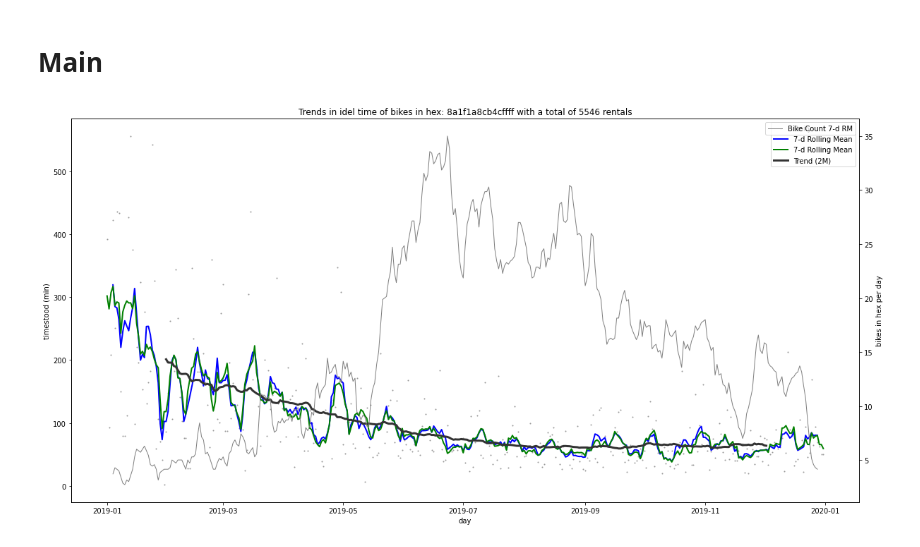
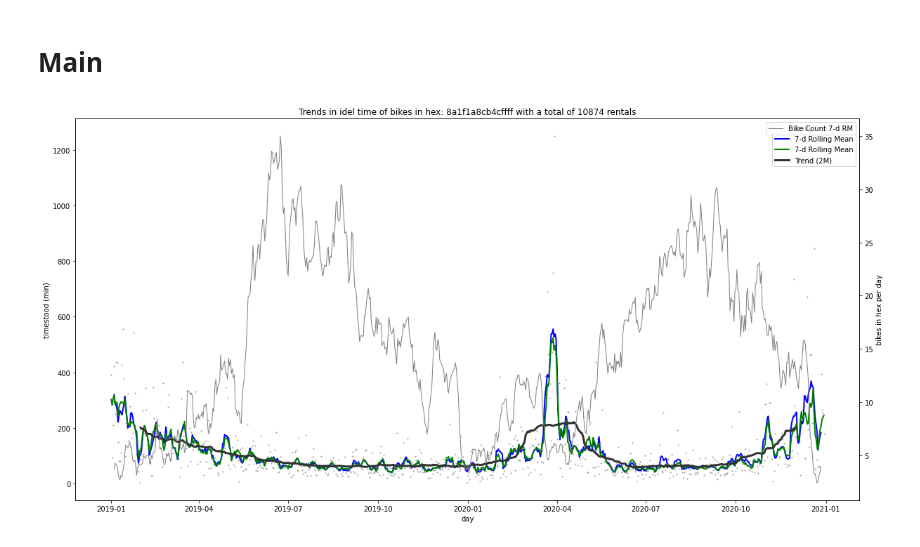
Before and after one commit to jw54kysa/bachelor_thesis_idle_time_prediction_nextbike, a Jupyter notebook: scripts/start_time_series_weighted_mean.ipynb, the cells around one changed output. Saved outputs shown, nothing was run; the diff lists cells and outputs as text; code cells hidden in the pictures.

Commit message:
computing two years in time series

```diff
--- a/scripts/start_time_series_weighted_mean.ipynb
+++ b/scripts/start_time_series_weighted_mean.ipynb
@@ -1,6 +1,6 @@
 # %%
 def importdata():
-    df = pd.read_csv('../data/df_points_2019_final.csv')
+    df = pd.read_csv('../data/df_points_2019-2020.csv')
     df = df[['bike_id','lat','lng','timestood','time_start','time_end','flag','hex_id']]
 
     df['time_start'] = pd.to_datetime(df['time_start'])
@@ -15,8 +15,8 @@ def create_onedf_hexid(df,hex_id):
             #onedfhexid.append(df[ind], ignore_index = True)
     return onedfhexid.reset_index(drop=True)
 # %%
-def create_tsdata():
-    rng = pd.date_range('2019-01-01', periods=365, freq='D')
+def create_tsdata(_year,_days):
+    rng = pd.date_range(f'{_year}-01-01', periods=_days, freq='D')
     tsdata = pd.DataFrame({ 'date': rng, 'idle_time' : np.nan, 'list': np.nan, 'bike_count': np.nan})
     return tsdata.set_index('date')
 # %%
@@ -46,9 +46,9 @@ def get_rows_one_day(day,onedfhexid):
     print(list)
     print(statistics.mean(list))
 # %%
-def roling_weighted_mean(tsdata):
+def roling_weighted_mean(tsdata,_year,_days):
     x = []
-    rng2 = pd.date_range('2019-01-01', periods=365, freq='D')
+    rng2 = pd.date_range(f'{_year}-01-01', periods=_days, freq='D')
     data_mean2 = pd.DataFrame({ 'date': rng2, 'idle_time' : np.nan})
     data_mean2 = data_mean2.set_index('date')
 
@@ -122,22 +122,24 @@ hex_id = '8a1f1a8cb4cffff'
 #hex_id = '8a1f1a8cb4dffff'
 #hex_id = '8a1f1a8cb71ffff'
 
+days=730
+year=2019
 data_columns = ['idle_time','bike_count']
 
 df = importdata()
 onedfhexid = create_onedf_hexid(df,hex_id)
-tsdata = create_tsdata()
+tsdata = create_tsdata(year,days)
 tsdata = add_rows_to_days(tsdata,onedfhexid)
 #fix missing values with ffill
 # %%
 tsdata = fix_missing_values(tsdata)
 total_bike_count = int(tsdata['bike_count'].sum())
 
 data_7d_rol = tsdata[data_columns].rolling(window = 7, center = True).mean()
 data_2m_rol = tsdata[data_columns].rolling(window = 60, center = True).mean()
-data_7d_mean2 = roling_weighted_mean(tsdata)
+data_7d_mean2 = roling_weighted_mean(tsdata,year,days)
 
 
 plot_details(tsdata,data_7d_rol,data_2m_rol,data_7d_mean2,hex_id,total_bike_count)
 # %% [output]
-[figure, old version]
+[figure, new version]
```
